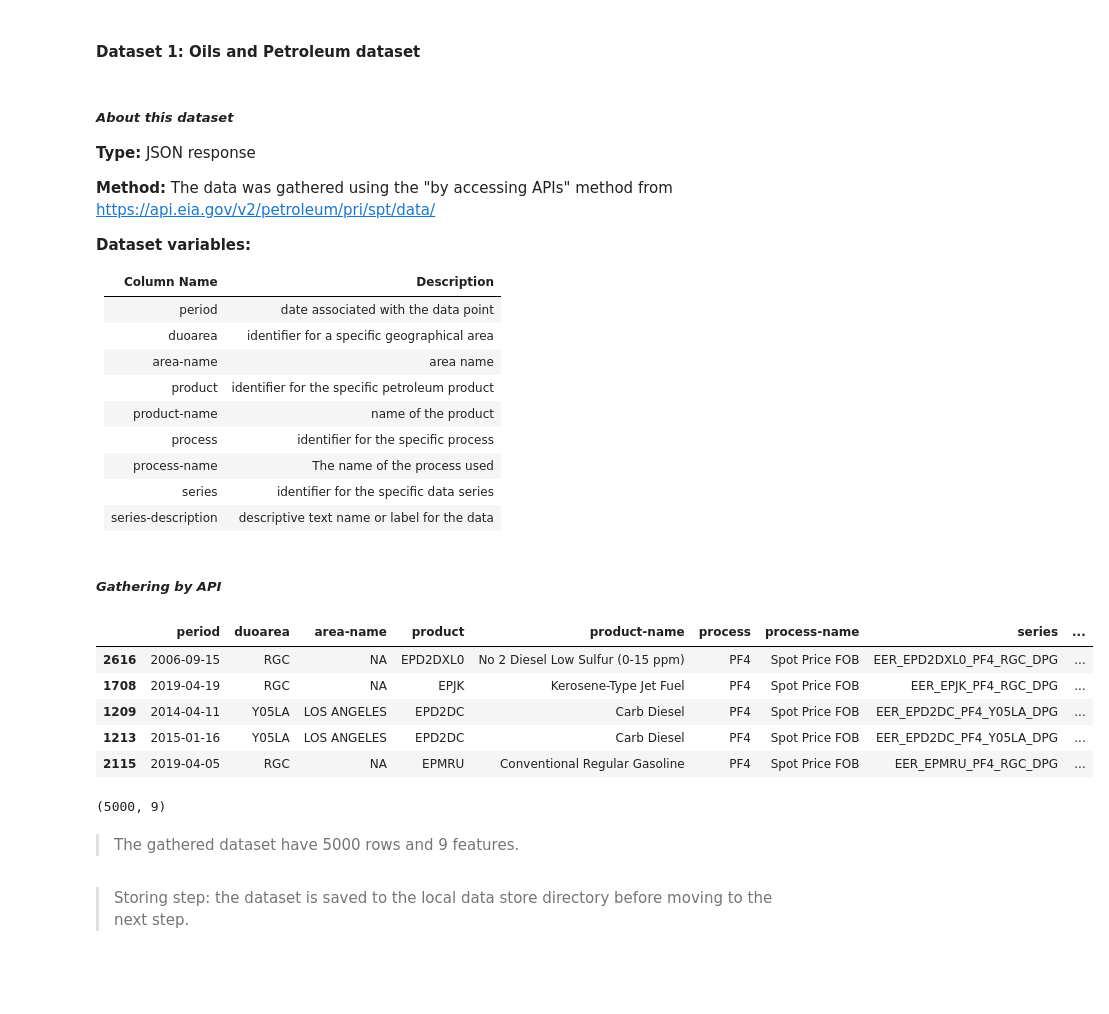
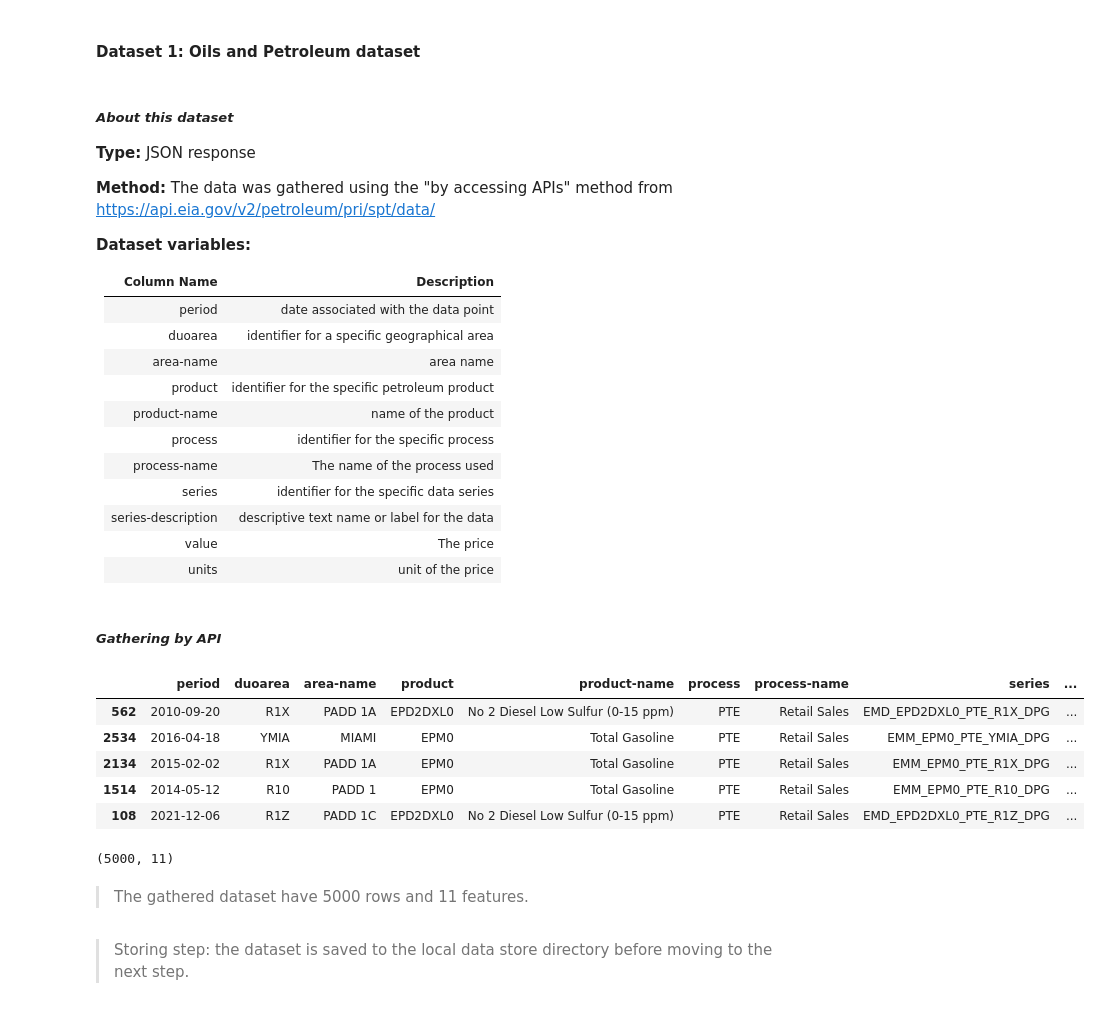
Before and after one commit to sondosaabed/Oil-vs-BigTech-stock-investigation, a Jupyter notebook: oil-bigTechCompanies-investigation.ipynb, the cells around one changed output. Drawn from its saved outputs; the diff is of its cells as text; code cells hidden in the pictures; blank space fills up the shorter version.

```diff
--- a/oil-bigTechCompanies-investigation.ipynb
+++ b/oil-bigTechCompanies-investigation.ipynb
@@ -75,36 +75,43 @@ Each of the datasets have at least two variables, and have greater than 500 data
 | process-name | The name of the process used |
 | series | identifier for the specific data series |
 | series-description | descriptive text name or label for the data |
+|value| The price|
+|units| unit of the price |
 # %% [markdown]
 ##### *Gathering by API*
 # %%
 ## Gather the data using the "Gather data by accessing APIs" method from https://api.eia.gov
 api_key = config.EIA_API_KEY
-url = f'https://api.eia.gov/v2/petroleum/pri/spt/data/?'
+url = f'https://api.eia.gov/v2/petroleum/pri/gnd/data/?'
 
 params = {
     'api_key':api_key,
-    'start':'2005-01-01',
-    'end':'2023-12-31'
+    "frequency": "weekly",
+    "data[0]": "value",
+    "facets": {},
+    "start": "2005-01-01",
+    "end": "2023-12-31",
+    "offset": 0,
+    "length": 5000
 }
 
 response = requests.get(url, params=params)
 data = response.json()
 oil_data =pd.DataFrame(data['response']['data'])
 oil_data.sample(5)
 # %% [output]
 |  | period | duoarea | area-name | product | product-name | process | process-name | series | ... |
-| 2616 | 2006-09-15 | RGC | NA | EPD2DXL0 | No 2 Diesel Low Sulfur (0-15 ppm) | PF4 | Spot Price FOB | EER_EPD2DXL0_PF4_RGC_DPG | ... |
-| 1708 | 2019-04-19 | RGC | NA | EPJK | Kerosene-Type Jet Fuel | PF4 | Spot Price FOB | EER_EPJK_PF4_RGC_DPG | ... |
-| 1209 | 2014-04-11 | Y05LA | LOS ANGELES | EPD2DC | Carb Diesel | PF4 | Spot Price FOB | EER_EPD2DC_PF4_Y05LA_DPG | ... |
-| 1213 | 2015-01-16 | Y05LA | LOS ANGELES | EPD2DC | Carb Diesel | PF4 | Spot Price FOB | EER_EPD2DC_PF4_Y05LA_DPG | ... |
-| 2115 | 2019-04-05 | RGC | NA | EPMRU | Conventional Regular Gasoline | PF4 | Spot Price FOB | EER_EPMRU_PF4_RGC_DPG | ... |
+| 562 | 2010-09-20 | R1X | PADD 1A | EPD2DXL0 | No 2 Diesel Low Sulfur (0-15 ppm) | PTE | Retail Sales | EMD_EPD2DXL0_PTE_R1X_DPG | ... |
+| 2534 | 2016-04-18 | YMIA | MIAMI | EPM0 | Total Gasoline | PTE | Retail Sales | EMM_EPM0_PTE_YMIA_DPG | ... |
+| 2134 | 2015-02-02 | R1X | PADD 1A | EPM0 | Total Gasoline | PTE | Retail Sales | EMM_EPM0_PTE_R1X_DPG | ... |
+| 1514 | 2014-05-12 | R10 | PADD 1 | EPM0 | Total Gasoline | PTE | Retail Sales | EMM_EPM0_PTE_R10_DPG | ... |
+| 108 | 2021-12-06 | R1Z | PADD 1C | EPD2DXL0 | No 2 Diesel Low Sulfur (0-15 ppm) | PTE | Retail Sales | EMD_EPD2DXL0_PTE_R1Z_DPG | ... |
 # %%
 oil_data.shape
 # %% [output]
-(5000, 9)
+(5000, 11)
 # %% [markdown]
-> The gathered dataset have 5000 rows and 9 features.
+> The gathered dataset have 5000 rows and 11 features.
 # %%
 oil_data.to_csv('data/oil_data_api.csv', index=False) ## store to cvs file
 # %% [markdown]
```
Also changed, not shown: parts of 44 cells of this notebook, 4 other files.
